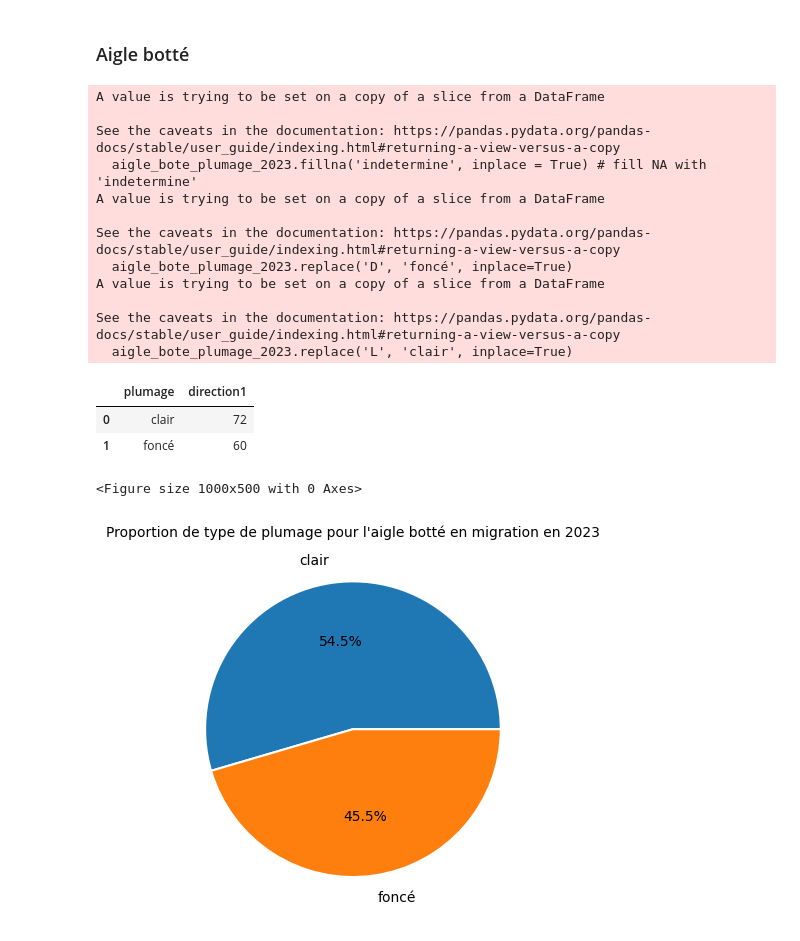
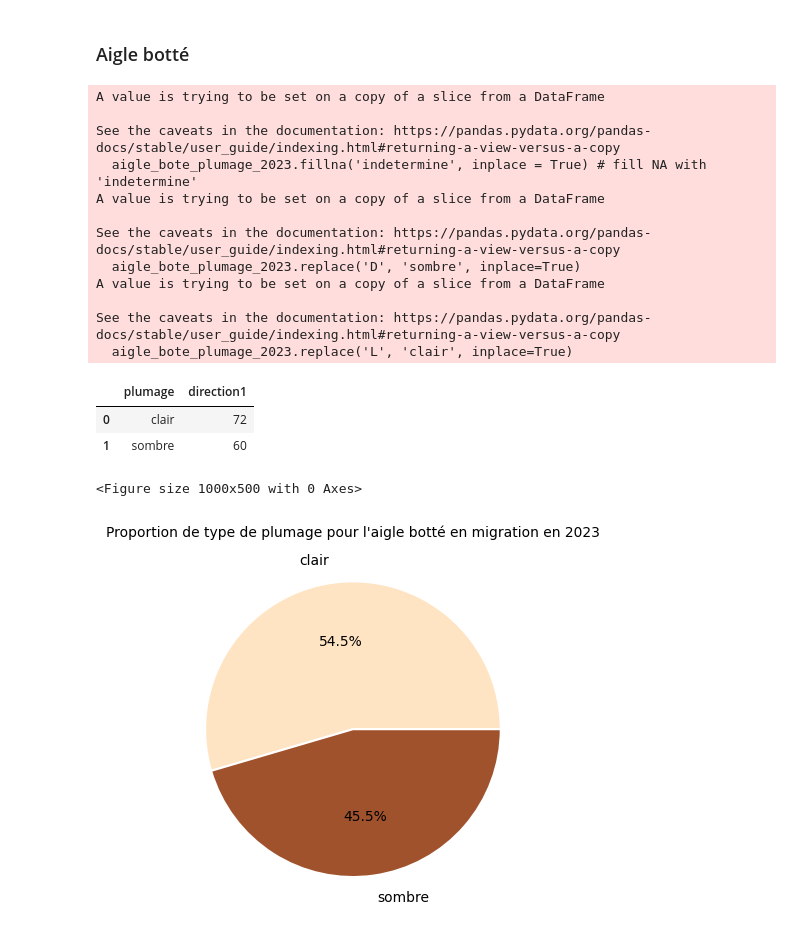
Before and after one commit to amelietatin/oiseaux_cols_libres, a Jupyter notebook: code/8_ocl_data_sex_age_plumage_analysis.ipynb, the cells around one changed output. Drawn from its saved outputs; the diff is of its cells as text; code cells hidden in the pictures.

```diff
--- a/code/8_ocl_data_sex_age_plumage_analysis.ipynb
+++ b/code/8_ocl_data_sex_age_plumage_analysis.ipynb
@@ -364,7 +368,7 @@ plt.savefig('../figures/age_sex_plumage/sex/prop_sex_bondree_apivore_migration_2
 aigle_bote_plumage_2023 = data_hour_plumage_2023[data_hour_plumage_2023['species'].isin(['Aigle botté'])]
 # %%
 aigle_bote_plumage_2023.fillna('indetermine', inplace = True) # fill NA with 'indetermine'
-aigle_bote_plumage_2023.replace('D', 'foncé', inplace=True)
+aigle_bote_plumage_2023.replace('D', 'sombre', inplace=True)
 aigle_bote_plumage_2023.replace('L', 'clair', inplace=True)
 aigle_bote_plumage_2023 = aigle_bote_plumage_2023.loc[aigle_bote_plumage_2023['plumage'] != 'I']
 # %% [output]
@@ -375,7 +379,7 @@ See the caveats in the documentation: https://pandas.pydata.org/pandas-docs/stab
 A value is trying to be set on a copy of a slice from a DataFrame
 
 See the caveats in the documentation: https://pandas.pydata.org/pandas-docs/stable/user_guide/indexing.html#returning-a-view-versus-a-copy
-  aigle_bote_plumage_2023.replace('D', 'foncé', inplace=True)
+  aigle_bote_plumage_2023.replace('D', 'sombre', inplace=True)
 A value is trying to be set on a copy of a slice from a DataFrame
 
 See the caveats in the documentation: https://pandas.pydata.org/pandas-docs/stable/user_guide/indexing.html#returning-a-view-versus-a-copy
@@ -386,22 +390,23 @@ n_obs_aigle_botte_plumage
 # %% [output]
 |  | plumage | direction1 |
 | 0 | clair | 72 |
-| 1 | foncé | 60 |
+| 1 | sombre | 60 |
 # %%
 # Figure all years
 plt.figure(figsize=(10,5))
 
 fig, ax = plt.subplots();
 
 ax.pie(n_obs_aigle_botte_plumage.direction1,
        labels=n_obs_aigle_botte_plumage.plumage,
        labeldistance=1.15,
        autopct='%1.1f%%',  # Add percentage labels
-       wedgeprops={'linewidth': 1.5, 'edgecolor': 'white'});
+       wedgeprops={'linewidth': 1.5, 'edgecolor': 'white'},
+       colors=['bisque','sienna']);
 
 plt.title("Proportion de type de plumage pour l'aigle botté en migration en 2023", fontsize=10);
 
 plt.savefig('../figures/age_sex_plumage/plumage/prop_plumage_aigle_botté_2023.png')
 # %% [output]
 <Figure size 1000x500 with 0 Axes>
-[figure, old version]
+[figure, new version]
```
Also changed, not shown: parts of 10 cells of this notebook, 22 other files.
